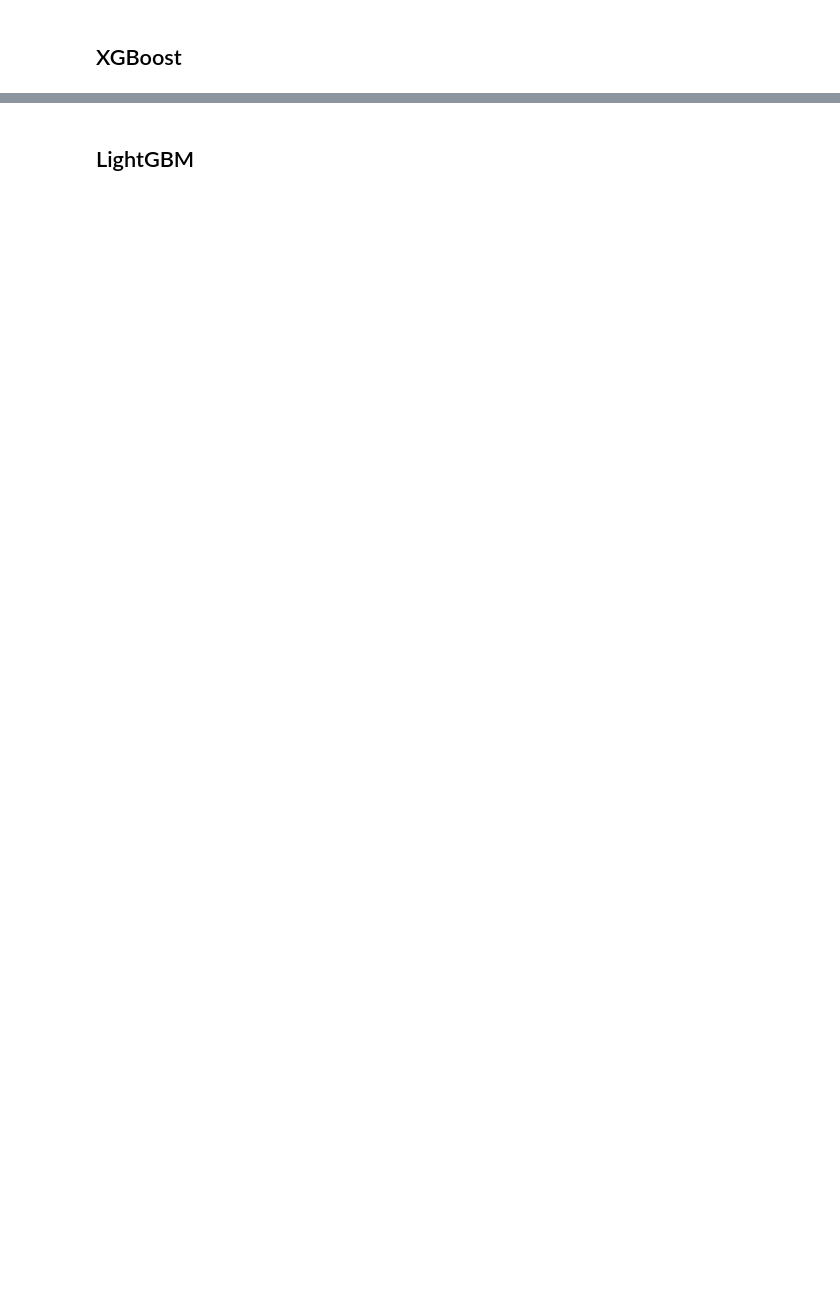
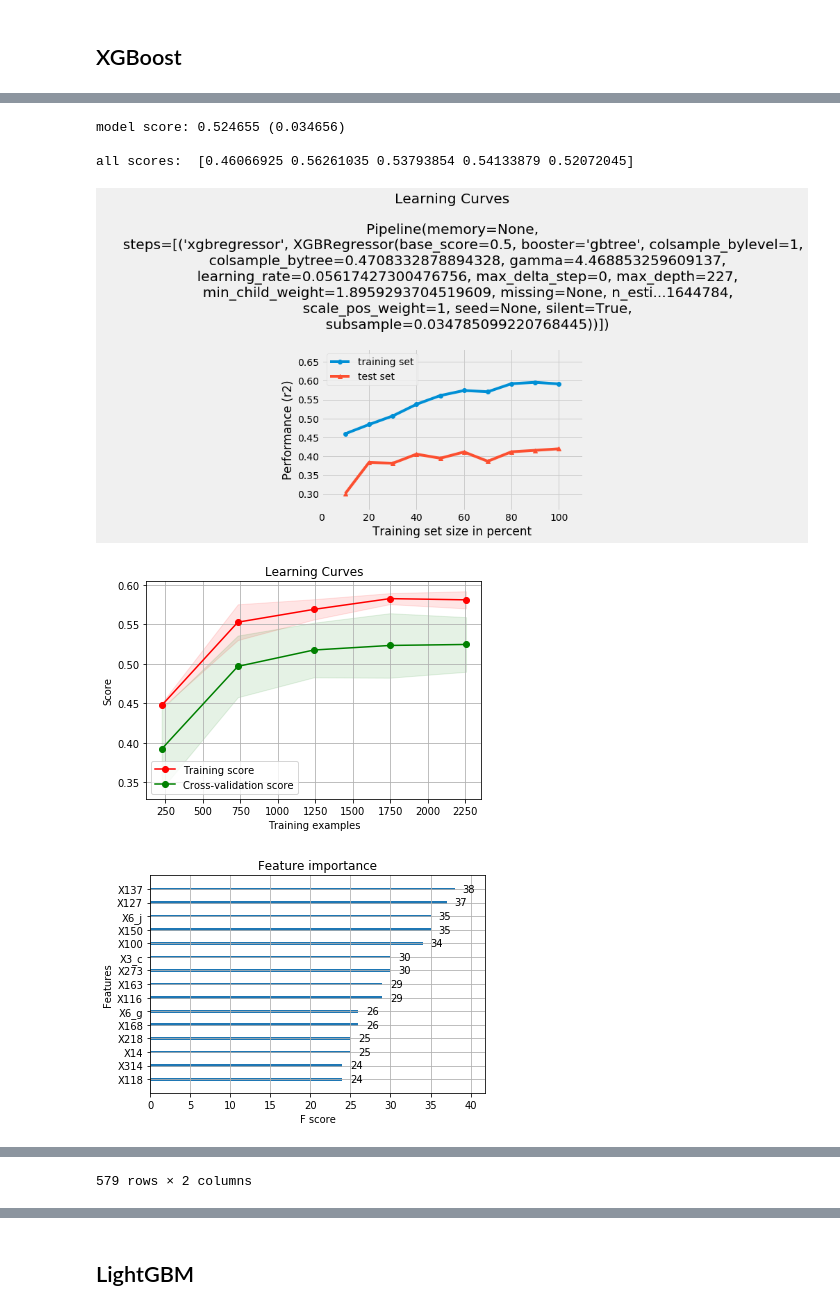
Before and after one commit to alancet/test, a Jupyter notebook: kaggle/mercedes/src/my_predict.ipynb, the cells around one changed output, grey strips where cells are left out. Saved outputs shown, nothing was run; the diff lists cells and outputs as text; code cells hidden in the pictures; blank space fills up the shorter version.

```diff
--- a/kaggle/mercedes/src/my_predict.ipynb
+++ b/kaggle/mercedes/src/my_predict.ipynb
@@ -1421,0 +1659,19 @@ max_evals = 100
+# %%
+xgbmodel = make_pipeline(
+        #RobustScaler(),
+        XGBRegressor()
+)
+
+
+par_space = {
+    'n_estimators':hp.choice('n_estimators', np.arange(1, 100, dtype=int)),
+    'learning_rate':hp.uniform('learning_rate', 0.000000001, 1.0),
+    'max_depth':hp.choice('max_depth', np.arange(1, 300, dtype=int)),
+    'gamma':hp.uniform('gamma', 0.0, 5.0),
+    'min_child_weight':hp.uniform('min_child_weight', 0.0, 5.0),
+    'subsample': hp.uniform('subsample', 0.0, 1.0),
+    'colsample_bytree': hp.uniform('colsample_bytree', 0.0, 1.0),
+    'reg_alpha': hp.loguniform('reg_alpha', -6, 2),
+    'reg_lambda': hp.loguniform('reg_lambda', -6, 2),
+    'learning_rate': hp.uniform('learning_rate', 0.000000001, 1.0),
+}
@@ -1421,0 +1693,31 @@ max_evals = 100
+# %%
+best_params = {'colsample_bytree': 0.4708332878894328,
+ 'gamma': 4.468853259609137,
+ 'learning_rate': 0.05617427300476756,
+ 'max_depth': 227,
+ 'min_child_weight': 1.8959293704519609,
+ 'n_estimators': 69,
+ 'reg_alpha': 0.011073130482133953,
+ 'reg_lambda': 0.00429738591644784,
+ 'subsample': 0.034785099220768445}
+# %%
+xgbmodel.steps[-1][1].set_params(**best_params)
+
+evalModelByCV(xgbmodel, X_train, y_train)
+plot_my_learning_curves(X_train, y_train, X_test, y_test, xgbmodel, scoring="r2", cv=5, n_jobs=3)
+
+
+xgb.plot_importance(xgbmodel.named_steps["xgbregressor"], max_num_features=15)
+plt.show()
+
+# plot feature importance
+pd.concat((pd.DataFrame(X_train.columns, columns = ['variable']),
+           pd.DataFrame(xgbmodel.named_steps["xgbregressor"].feature_importances_, columns = ['importance'])),
+          axis = 1).sort_values(by='importance', ascending = False)
+# %% [output]
+model score: 0.524655 (0.034656)
+
+all scores:  [0.46066925 0.56261035 0.53793854 0.54133879 0.52072045]
+[figure, added]
+[figure, added]
+[figure, added]
@@ -1421,0 +1741 @@ max_evals = 100
+579 rows × 2 columns
```
Also changed, not shown: parts of 96 cells of this notebook.
